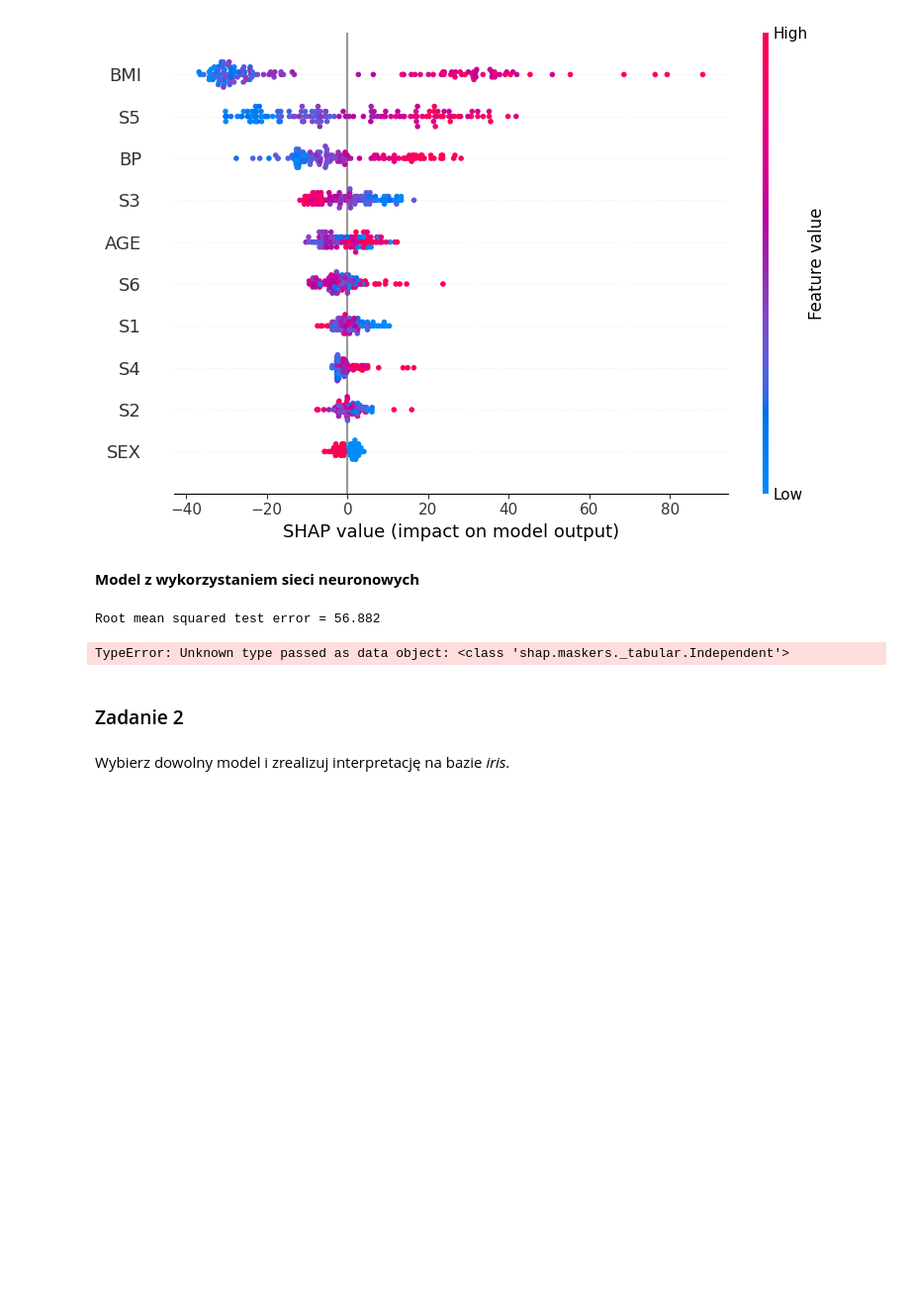
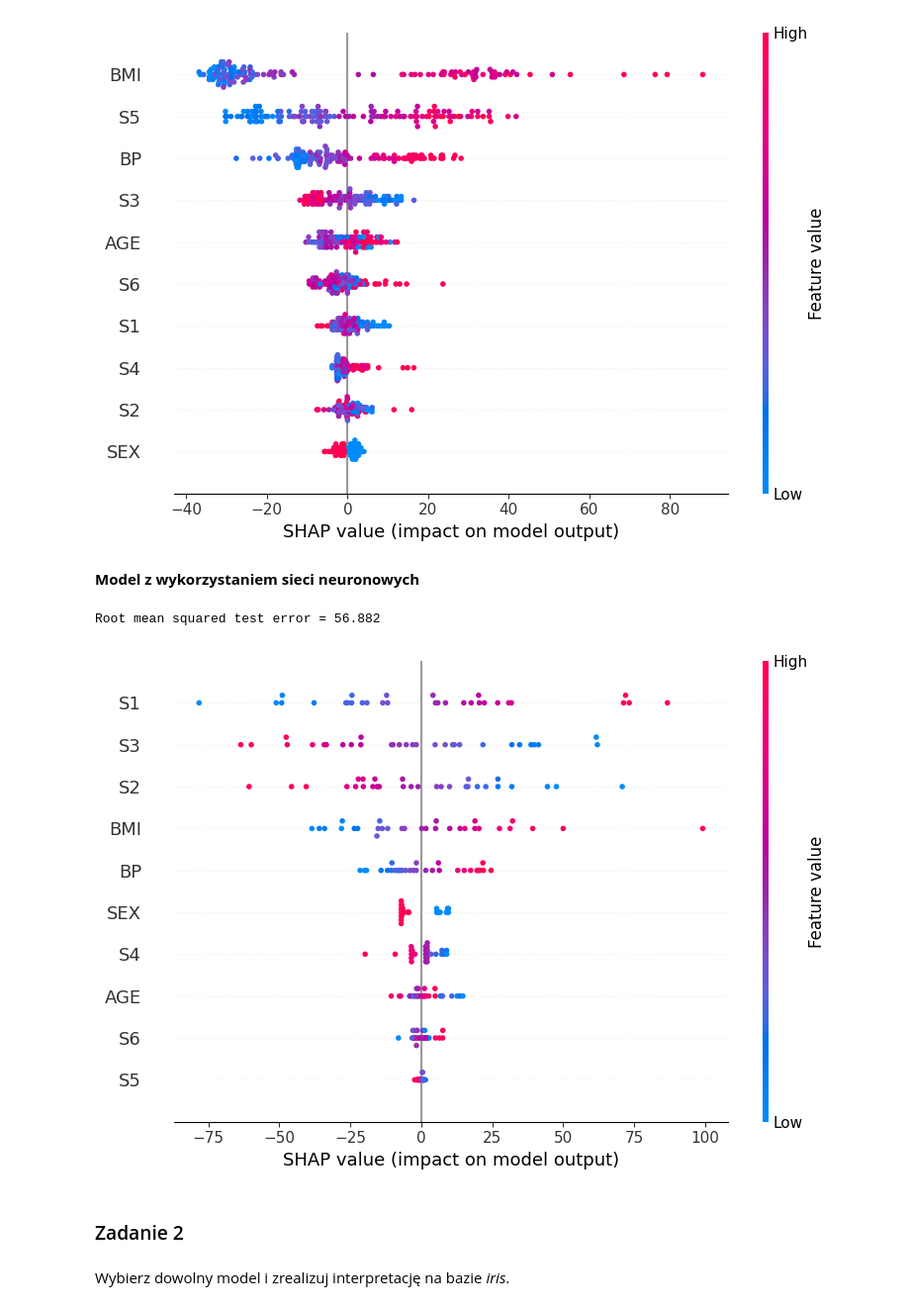
Before and after one commit to MattyMroz/ML, a Jupyter notebook: Lab2/Interpretacja modeli.ipynb, the cells around one changed output. Shown at 99% size. Saved outputs shown, nothing was run; the diff lists cells and outputs as text; code cells hidden in the pictures; blank space fills up the shorter version.

```diff
--- a/Lab2/Interpretacja modeli.ipynb
+++ b/Lab2/Interpretacja modeli.ipynb
@@ -1031,13 +1031,14 @@ print_rmse(nn.predict)
 # %% [output]
 Root mean squared test error = 56.882
 # %%
-# Sieć neuronowa - KernelExplainer (na próbce, bo wolny)
-background = shap.maskers.Independent(X_train, max_samples=100)
+# Sieć neuronowa - KernelExplainer (na próbce treningowej, bo wolny)
+# KernelExplainer wymaga bezpośrednio danych, nie masker
+background = shap.sample(X_train, 100)  # próbka 100 obserwacji z treningowych
 explainer_nn = shap.KernelExplainer(nn.predict, background)
-shap_values_nn = explainer_nn.shap_values(X_test.iloc[:50])
-shap.summary_plot(shap_values_nn, X_test.iloc[:50], title="Sieć neuronowa - SHAP")
+shap_values_nn = explainer_nn.shap_values(X_test.iloc[:30])  # jeszcze mniejsza próbka testowa
+shap.summary_plot(shap_values_nn, X_test.iloc[:30], title="Sieć neuronowa - SHAP")
 # %% [output]
-TypeError: Unknown type passed as data object: <class 'shap.maskers._tabular.Independent'>
+[figure, added]
 # %% [markdown]
 ### Zadanie 2
 # %% [markdown]
```
